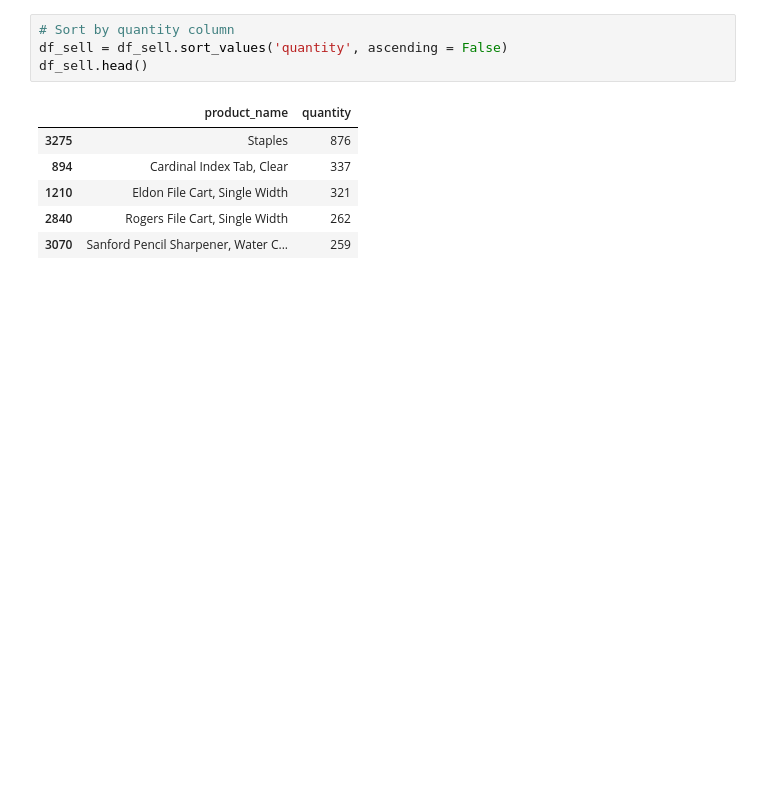
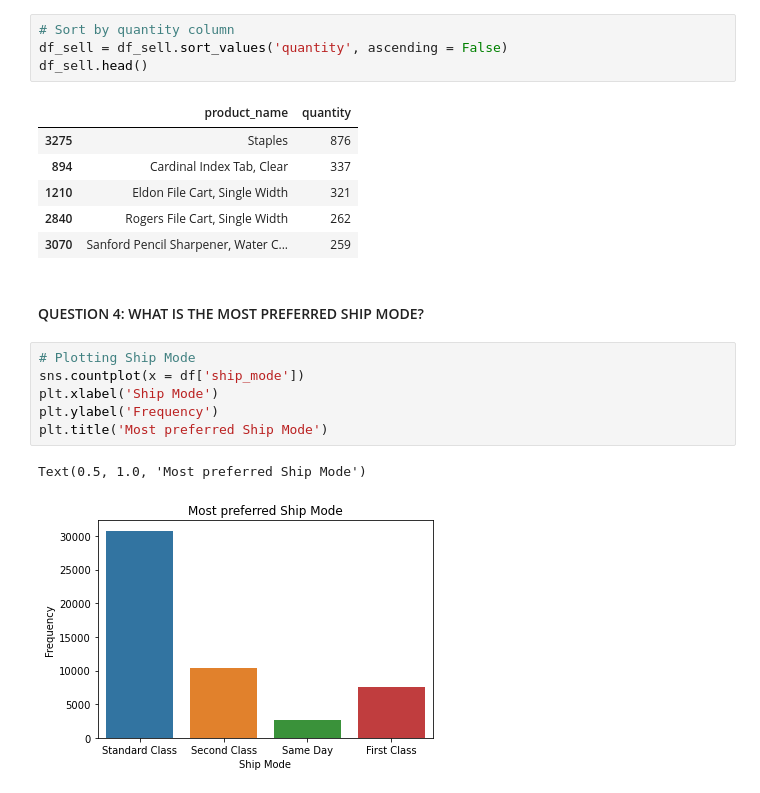
Before and after one commit to huongtran196/Pandas_Superstore_Analysis, a Jupyter notebook: Pandas_Superstore_ Analysis.ipynb, the cells around one changed output. Cells and saved outputs as stored; diff of their text form; blank space fills up the shorter version.

Commit message:
Plotting Ship Mode

```diff
--- a/Pandas_Superstore_ Analysis.ipynb
+++ b/Pandas_Superstore_ Analysis.ipynb
@@ -211,3 +211,14 @@ df_sell.head()
 | 1210 | Eldon File Cart, Single Width | 321 |
 | 2840 | Rogers File Cart, Single Width | 262 |
 | 3070 | Sanford Pencil Sharpener, Water C... | 259 |
+# %% [markdown]
+<h4> QUESTION 4: WHAT IS THE MOST PREFERRED SHIP MODE?
+# %%
+# Plotting Ship Mode
+sns.countplot(x = df['ship_mode'])
+plt.xlabel('Ship Mode')
+plt.ylabel('Frequency')
+plt.title('Most preferred Ship Mode')
+# %% [output]
+Text(0.5, 1.0, 'Most preferred Ship Mode')
+[figure, added]
```
